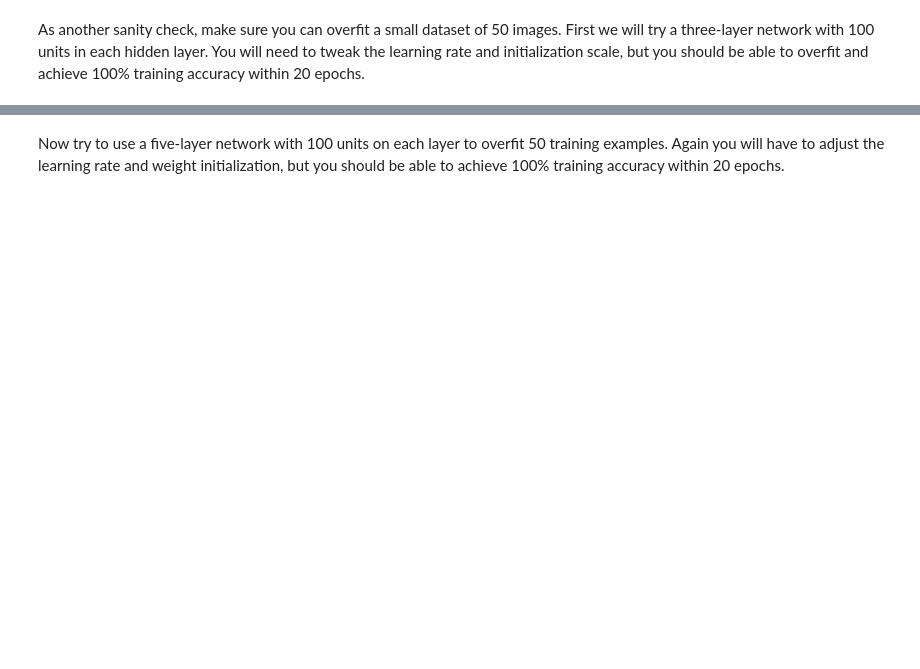
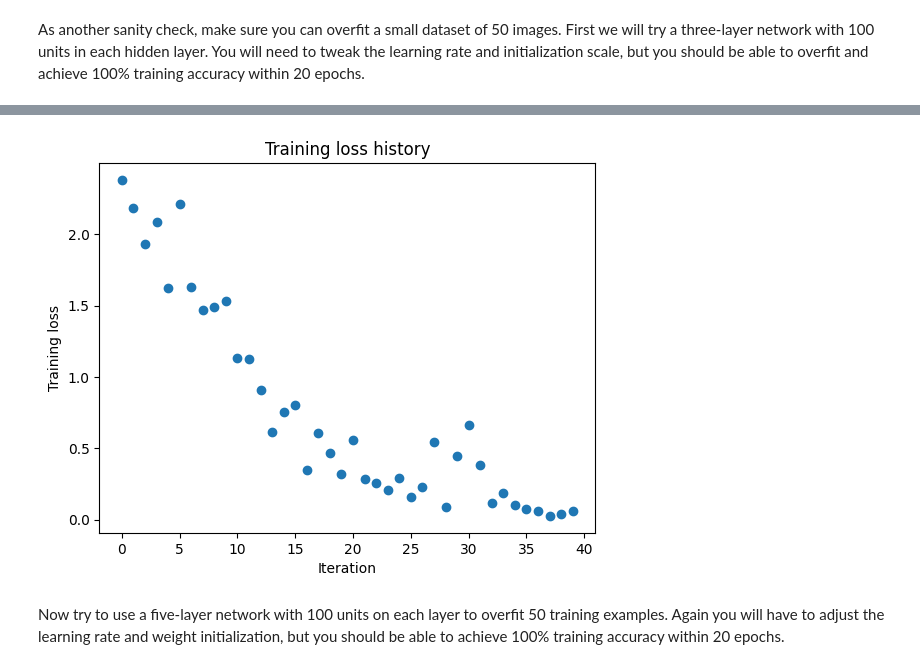
Before and after one commit to peeloo/cs282a, a Jupyter notebook: hw00/code/networks.ipynb, the cells around one changed output, grey strips where cells are left out. Drawn from its saved outputs; the diff is of its cells as text; code cells hidden in the pictures; blank space fills up the shorter version.

```diff
--- a/hw00/code/networks.ipynb
+++ b/hw00/code/networks.ipynb
@@ -418,6 +503,8 @@ small_data = {
   'X_val': data['X_val'],
   'y_val': data['y_val'],
 }
+weight_scale = 1e-2
+learning_rate = 1e-2
 
 ############################################################################
 ############################################################################
@@ -441,3 +528,4 @@ plt.title('Training loss history')
 plt.xlabel('Iteration')
 plt.ylabel('Training loss')
 plt.show()
+# %% [output]
@@ -444,3 +549,4 @@ plt.show()
+[figure, added]
 # %% [markdown]
 Now try to use a five-layer network with 100 units on each layer to overfit 50 training examples. Again you will have to adjust the learning rate and weight initialization, but you should be able to achieve 100% training accuracy within 20 epochs.
 # %%
```
Also changed, not shown: parts of 15 cells of this notebook.
